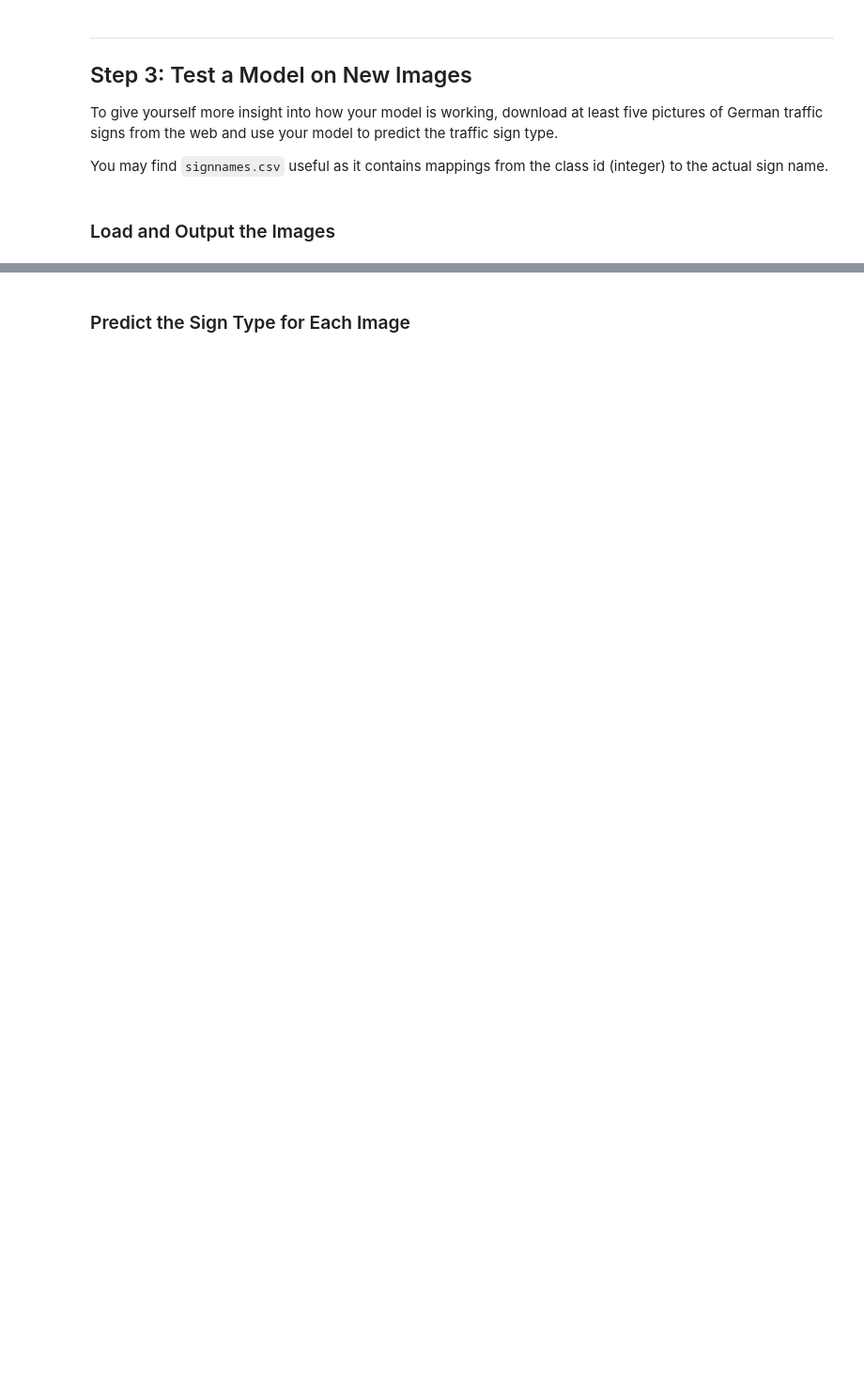
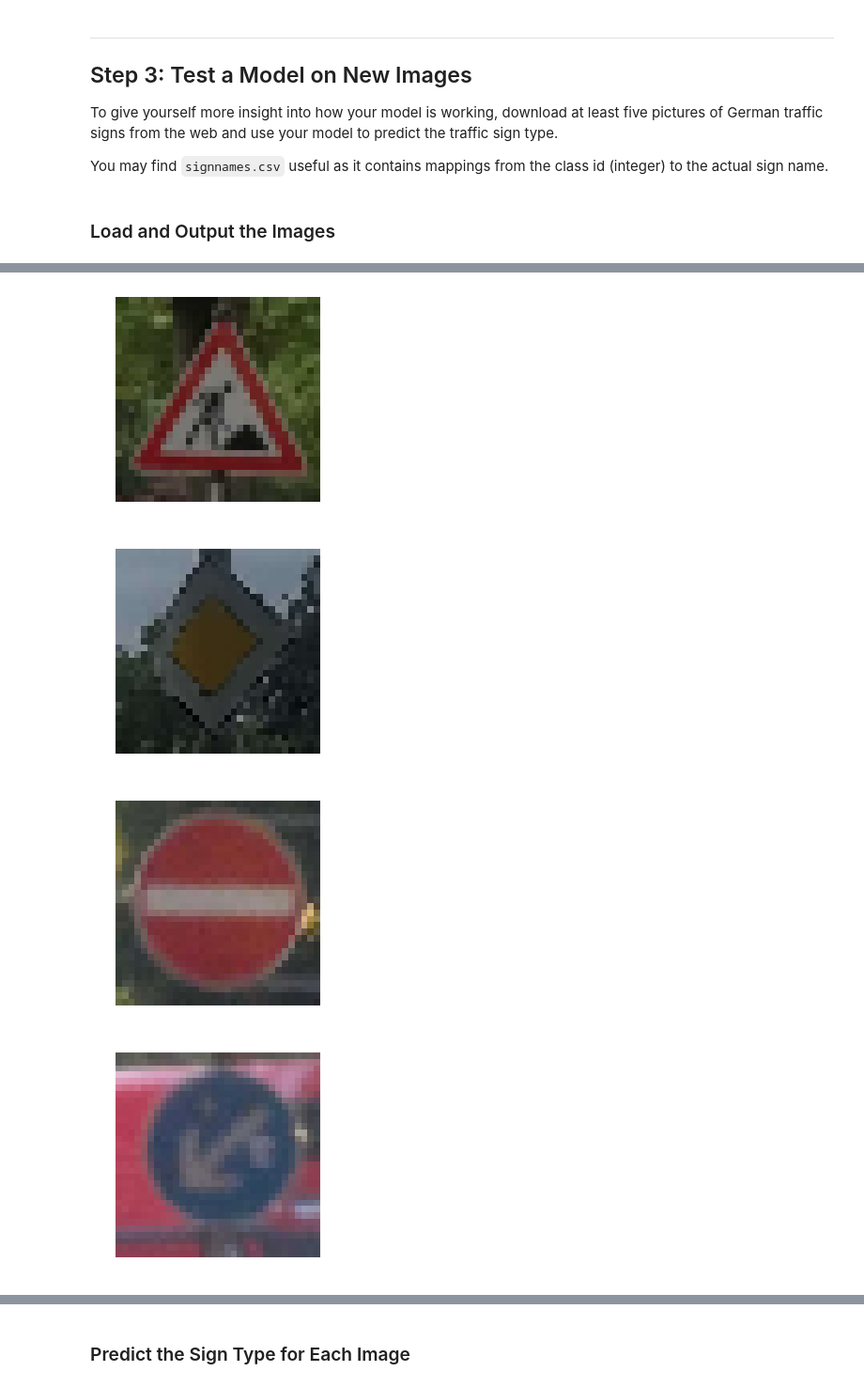
Before and after one commit to tvh/CarND-Traffic-Sign-Classifier, a Jupyter notebook: Traffic_Sign_Classifier.ipynb, the cells around one changed output, grey strips where cells are left out. Shown: that part at 94% size. Drawn from its saved outputs; the diff is of its cells as text; code cells hidden in the pictures; blank space fills up the shorter version.

```diff
--- a/Traffic_Sign_Classifier.ipynb
+++ b/Traffic_Sign_Classifier.ipynb
@@ -522,0 +522,18 @@ You may find `signnames.csv` useful as it contains mappings from the class id (i
+# %%
+test_image_dir = "test images"
+test_images = []
+test_lables = [25, 12, 17, 39, 13,  1, 11]
+
+# Load only the ones where a labal actually exists
+for n in [3,5,8,10,11,12,13]:
+    image = loadAndShrink(str(n+1)+'.jpg', test_image_dir+"/")
+    test_images.append(image)
+
+for image in test_images:
+    showInFig(image)
+plt.show()
+# %% [output]
+[figure, added]
+[figure, added]
+[figure, added]
+[figure, added]
```
Also changed, not shown: parts of 18 cells of this notebook, 16 other files.
